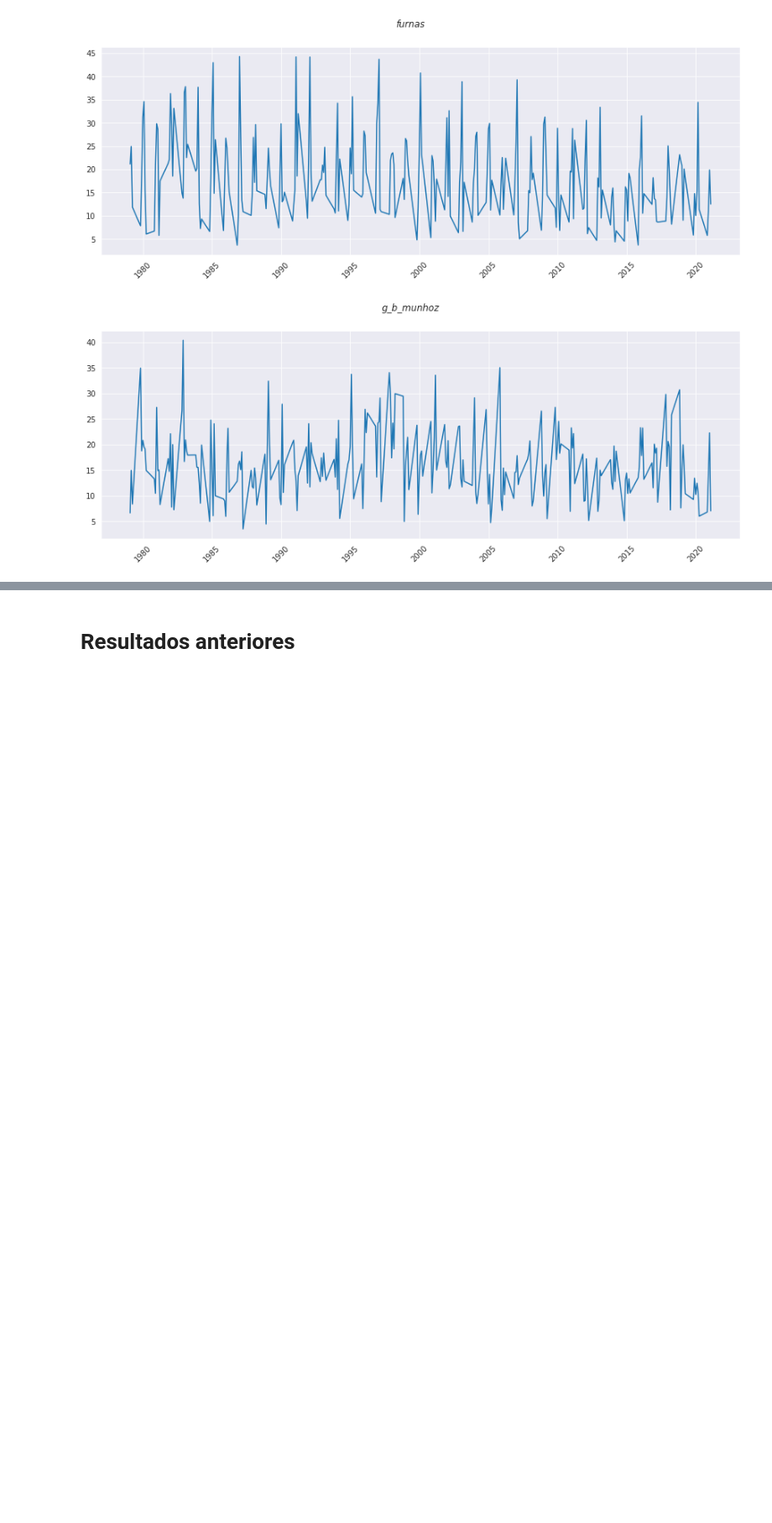
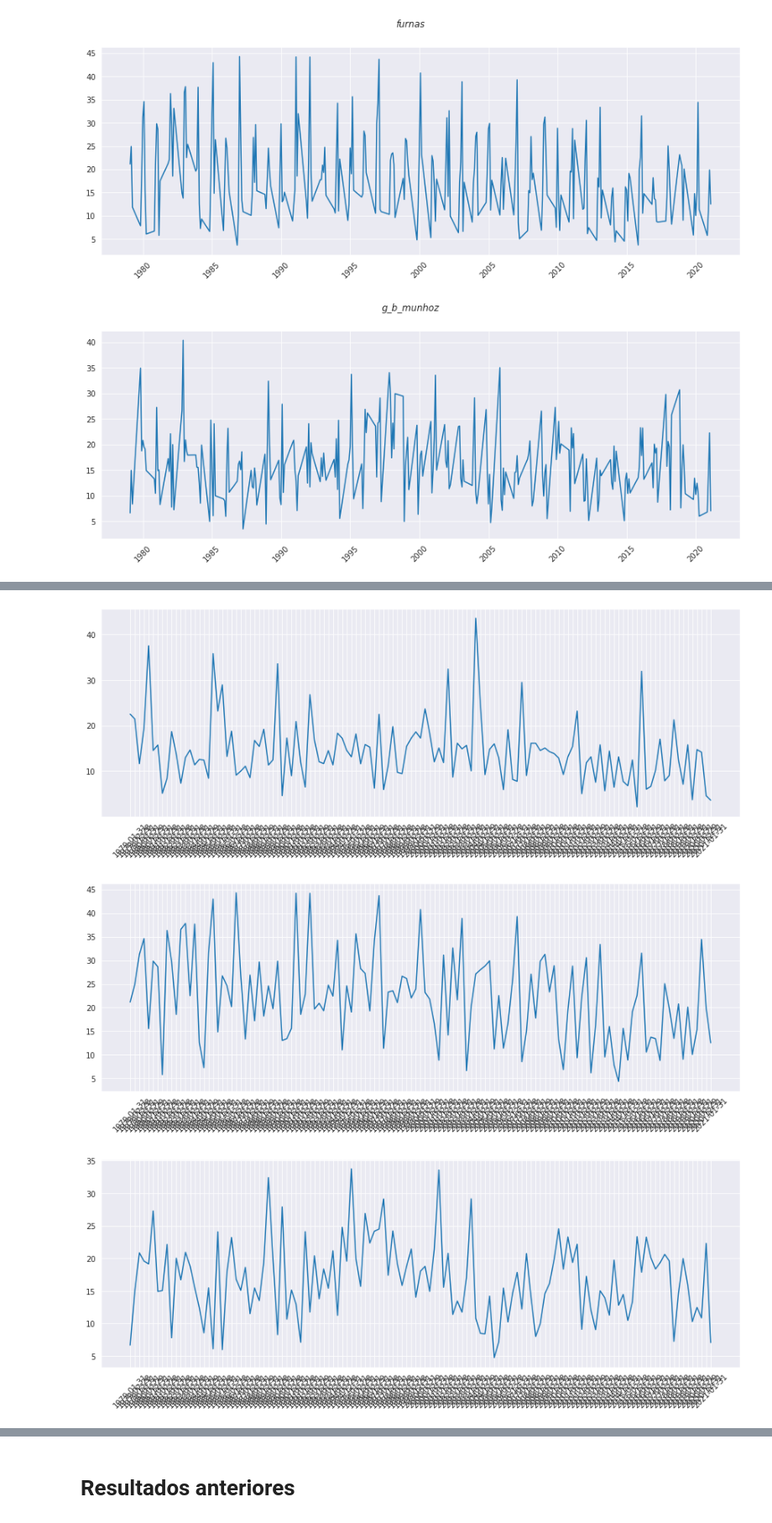
Before and after one commit to g-almeida/Climatology, a Jupyter notebook: Mod/UsinCut.ipynb, the cells around one changed output, grey strips where cells are left out. Shown at 84% size. Cells and saved outputs as stored; diff of their text form; code cells hidden in the pictures; blank space fills up the shorter version.

```diff
--- a/Mod/UsinCut.ipynb
+++ b/Mod/UsinCut.ipynb
@@ -142,0 +148,20 @@ figura(us_list[7])
+# %%
+BE = pd.read_pickle('/home/github/Climatology/Mod/Files/b_esperanca.pkl')
+FU = pd.read_pickle('/home/github/Climatology/Mod/Files/furnas.pkl')
+GB = pd.read_pickle('/home/github/Climatology/Mod/Files/g_b_munhoz.pkl')
+PR = pd.read_pickle('/home/github/Climatology/Mod/Files/passo_real.pkl')
+SA = pd.read_pickle('/home/github/Climatology/Mod/Files/santo_antonio.pkl')
+SS = pd.read_pickle('/home/github/Climatology/Mod/Files/sao_simao.pkl')
+SO = pd.read_pickle('/home/github/Climatology/Mod/Files/sobradinho.pkl')
+TU = pd.read_pickle('/home/github/Climatology/Mod/Files/tucurui.pkl')
+plotlist = [BE,FU,GB,PR,SA,SS,SO,TU]
+# %%
+def plot(df):
+    clipped = DJF(df)
+
+    fig, ax = plt.subplots(nrows=1,ncols=1, figsize=(15,5))
+
+    vazao_patch = mpatches.Patch(color="#00af91ff", label='Série de vazão')
+    ax.plot(clipped.index.astype(str), clipped['precip'], color = "#00af91ff")
+    ax.tick_params(axis='x', labelsize=10, rotation=45)
+    #plt.savefig('/home/github/Climatology/Mod/Files/'+str(shp['Usina'])+'.png')
@@ -142,0 +205,7 @@ figura(us_list[7])
+# %%
+for cada in plotlist:
+    plot(cada)
+# %% [output]
+[figure, added]
+[figure, added]
+[figure, added]
```
Also changed, not shown: parts of 6 cells of this notebook, 10 other files.
